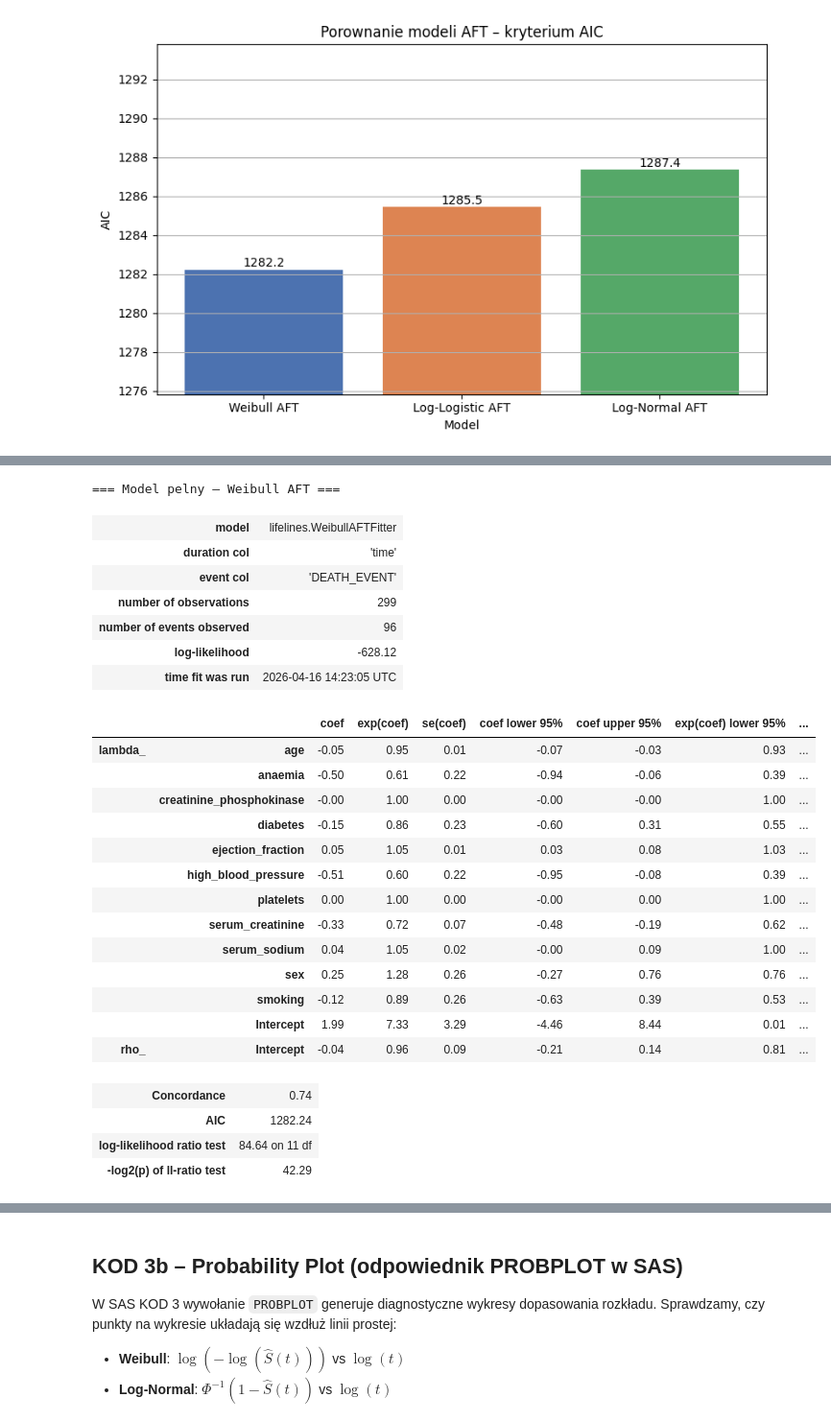
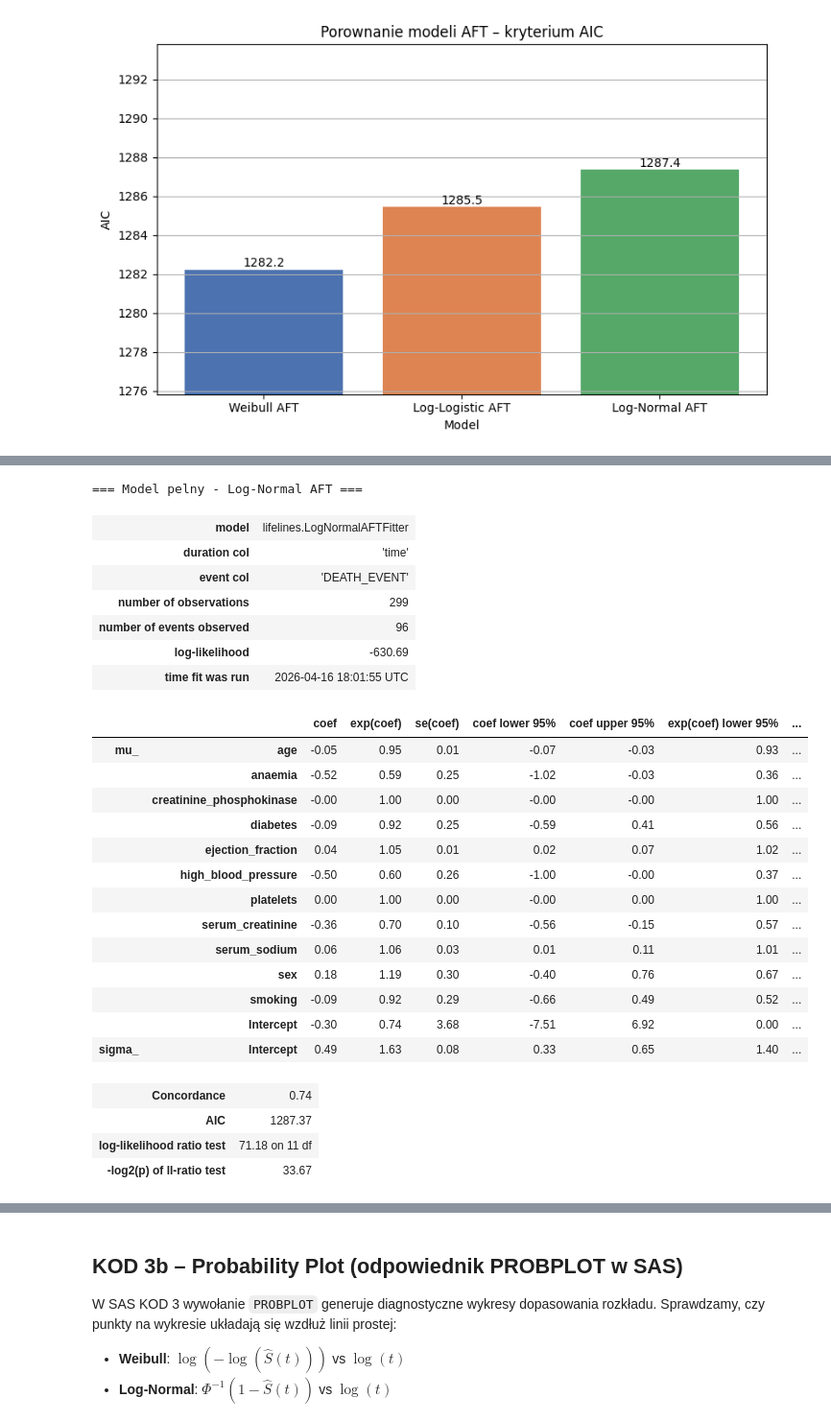
Before and after one commit to Richi9PP/ACT, a Jupyter notebook: Ready_models/hf_analiza_parametryczna.ipynb, the cells around one changed output, grey strips where cells are left out. Shown at 96% size. Drawn from its saved outputs; the diff is of its cells as text; code cells hidden in the pictures.

```diff
--- a/Ready_models/hf_analiza_parametryczna.ipynb
+++ b/Ready_models/hf_analiza_parametryczna.ipynb
@@ -218,42 +221,43 @@ Usuwamy:  (p=0.53),  (p=0.64),  (p=0.35),  (p=0.65),  (p=0.06).
 # %%
 # Budowanie danych modelowych (wszystkie zmienne)
 cat_vars = ['anaemia', 'diabetes', 'high_blood_pressure', 'sex', 'smoking']
 num_vars = ['age', 'creatinine_phosphokinase', 'ejection_fraction',
             'platelets', 'serum_creatinine', 'serum_sodium']
 
 dummies = pd.get_dummies(df[cat_vars], drop_first=True)
 model_data = pd.concat([dummies, df[num_vars + ['time', 'DEATH_EVENT']]], axis=1)
 
-# Model pelny – Weibull AFT (najlepszy wg AIC i BIC)
-aft_weibull_full = WeibullAFTFitter()
-aft_weibull_full.fit(model_data, duration_col='time', event_col='DEATH_EVENT')
-print('=== Model pelny – Weibull AFT ===')
-aft_weibull_full.print_summary()
+# Model pelny - Log-Normal AFT
+# Wybrany: DELTA_AIC(Weibull-LogNormal)=5.2 (strefa umiarkowana) + wyzsze R2 Probability Plot
+aft_lognorm_full = LogNormalAFTFitter()
+aft_lognorm_full.fit(model_data, duration_col='time', event_col='DEATH_EVENT')
+print('=== Model pelny - Log-Normal AFT ===')
+aft_lognorm_full.print_summary()
 # %% [output]
-=== Model pelny – Weibull AFT ===
+=== Model pelny - Log-Normal AFT ===
-| model | lifelines.WeibullAFTFitter |
+| model | lifelines.LogNormalAFTFitter |
 | duration col | 'time' |
 | event col | 'DEATH_EVENT' |
 | number of observations | 299 |
 | number of events observed | 96 |
-| log-likelihood | -628.12 |
-| time fit was run | 2026-04-16 14:23:05 UTC |
+| log-likelihood | -630.69 |
+| time fit was run | 2026-04-16 18:01:55 UTC |
 |  |  | coef | exp(coef) | se(coef) | coef lower 95% | coef upper 95% | exp(coef) lower 95% | ... |
-| lambda_ | age | -0.05 | 0.95 | 0.01 | -0.07 | -0.03 | 0.93 | ... |
-|  | anaemia | -0.50 | 0.61 | 0.22 | -0.94 | -0.06 | 0.39 | ... |
+| mu_ | age | -0.05 | 0.95 | 0.01 | -0.07 | -0.03 | 0.93 | ... |
+|  | anaemia | -0.52 | 0.59 | 0.25 | -1.02 | -0.03 | 0.36 | ... |
 |  | creatinine_phosphokinase | -0.00 | 1.00 | 0.00 | -0.00 | -0.00 | 1.00 | ... |
-|  | diabetes | -0.15 | 0.86 | 0.23 | -0.60 | 0.31 | 0.55 | ... |
-|  | ejection_fraction | 0.05 | 1.05 | 0.01 | 0.03 | 0.08 | 1.03 | ... |
-|  | high_blood_pressure | -0.51 | 0.60 | 0.22 | -0.95 | -0.08 | 0.39 | ... |
+|  | diabetes | -0.09 | 0.92 | 0.25 | -0.59 | 0.41 | 0.56 | ... |
+|  | ejection_fraction | 0.04 | 1.05 | 0.01 | 0.02 | 0.07 | 1.02 | ... |
+|  | high_blood_pressure | -0.50 | 0.60 | 0.26 | -1.00 | -0.00 | 0.37 | ... |
 |  | platelets | 0.00 | 1.00 | 0.00 | -0.00 | 0.00 | 1.00 | ... |
-|  | serum_creatinine | -0.33 | 0.72 | 0.07 | -0.48 | -0.19 | 0.62 | ... |
-|  | serum_sodium | 0.04 | 1.05 | 0.02 | -0.00 | 0.09 | 1.00 | ... |
-|  | sex | 0.25 | 1.28 | 0.26 | -0.27 | 0.76 | 0.76 | ... |
-|  | smoking | -0.12 | 0.89 | 0.26 | -0.63 | 0.39 | 0.53 | ... |
-|  | Intercept | 1.99 | 7.33 | 3.29 | -4.46 | 8.44 | 0.01 | ... |
-| rho_ | Intercept | -0.04 | 0.96 | 0.09 | -0.21 | 0.14 | 0.81 | ... |
+|  | serum_creatinine | -0.36 | 0.70 | 0.10 | -0.56 | -0.15 | 0.57 | ... |
+|  | serum_sodium | 0.06 | 1.06 | 0.03 | 0.01 | 0.11 | 1.01 | ... |
+|  | sex | 0.18 | 1.19 | 0.30 | -0.40 | 0.76 | 0.67 | ... |
+|  | smoking | -0.09 | 0.92 | 0.29 | -0.66 | 0.49 | 0.52 | ... |
+|  | Intercept | -0.30 | 0.74 | 3.68 | -7.51 | 6.92 | 0.00 | ... |
+| sigma_ | Intercept | 0.49 | 1.63 | 0.08 | 0.33 | 0.65 | 1.40 | ... |
 | Concordance | 0.74 |
-| AIC | 1282.24 |
-| log-likelihood ratio test | 84.64 on 11 df |
-| -log2(p) of ll-ratio test | 42.29 |
+| AIC | 1287.37 |
+| log-likelihood ratio test | 71.18 on 11 df |
+| -log2(p) of ll-ratio test | 33.67 |
 # %%
```
Also changed, not shown: parts of 10 cells of this notebook, 18 other files.
